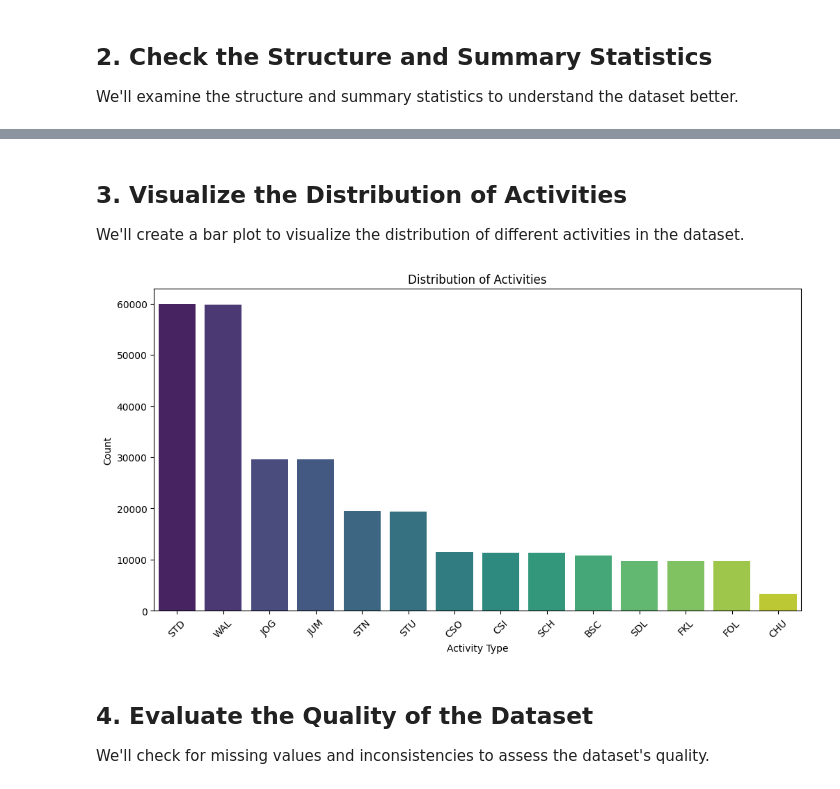
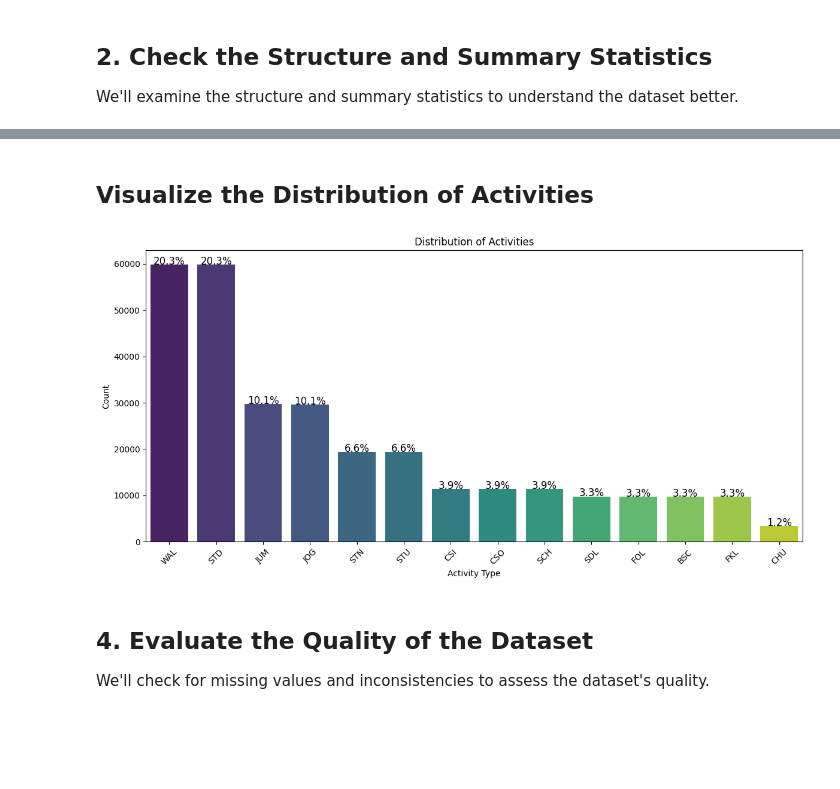
Before and after one commit to Uduv/Anomaly_Detection_ambiant_intellegence, a Jupyter notebook: time-series-anomaly-detection.ipynb, the cells around one changed output, grey strips where cells are left out. Drawn from its saved outputs; the diff is of its cells as text; code cells hidden in the pictures; blank space fills up the shorter version.

```diff
--- a/time-series-anomaly-detection.ipynb
+++ b/time-series-anomaly-detection.ipynb
@@ -193,26 +190,37 @@ Data columns (total 17 columns):
  Activity Type
 array(['FOL', 'CSO', 'STU', 'SDL', 'SCH', 'STN', 'WAL', 'CSI', 'FKL',
        'JUM', 'BSC', 'STD', 'JOG', 'CHU'], dtype=object)
-# %% [markdown]
-## 3. Visualize the Distribution of Activities
-We'll create a bar plot to visualize the distribution of different activities in the dataset.
+# %% [markdown]
+## Visualize the Distribution of Activities
 # %%
 import matplotlib.pyplot as plt
 import seaborn as sns
 
 # Count the occurrences of each activity type
 activity_counts = df['Activity Type'].value_counts()
 
+# Calculate the percentage of each activity type
+activity_percentages = (activity_counts / activity_counts.sum()) * 100
+
 # Create a bar plot of the activity distribution
 plt.figure(figsize=(12, 6))
 sns.barplot(x=activity_counts.index, y=activity_counts.values, palette='viridis')
+
+# Add percentage labels on top of each bar
+for i, (count, percentage) in enumerate(zip(activity_counts.values, activity_percentages)):
+    plt.text(i, count + 0.5, f'{percentage:.1f}%', ha='center', fontsize=12)
+
+# Set plot labels and title
 plt.title('Distribution of Activities')
 plt.xlabel('Activity Type')
 plt.ylabel('Count')
 plt.xticks(rotation=45)
+plt.tight_layout()
+
+# Display the plot
 plt.show()
 # %% [output]
-[figure, old version]
+[figure, new version]
 # %% [markdown]
 ## 4. Evaluate the Quality of the Dataset
 We'll check for missing values and inconsistencies to assess the dataset's quality.
```
Also changed, not shown: parts of 35 cells of this notebook.
